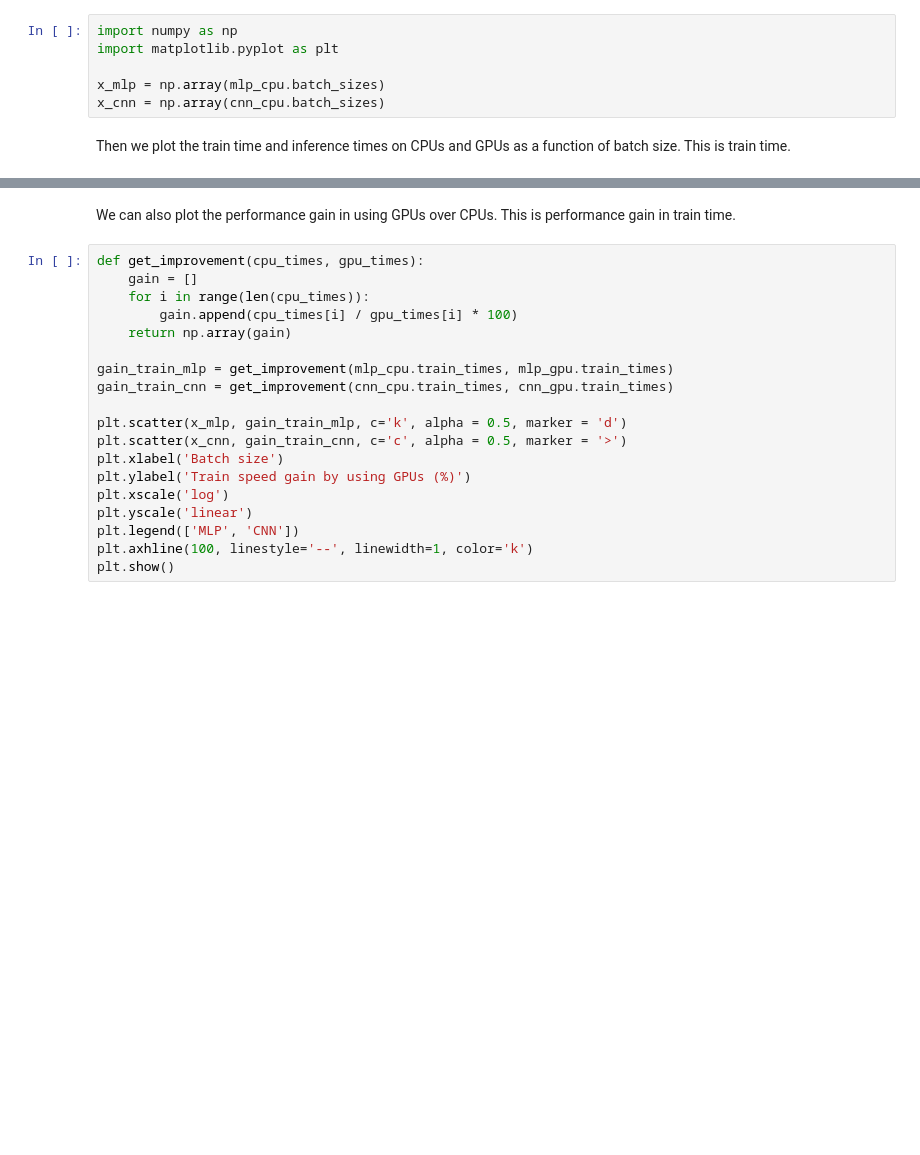
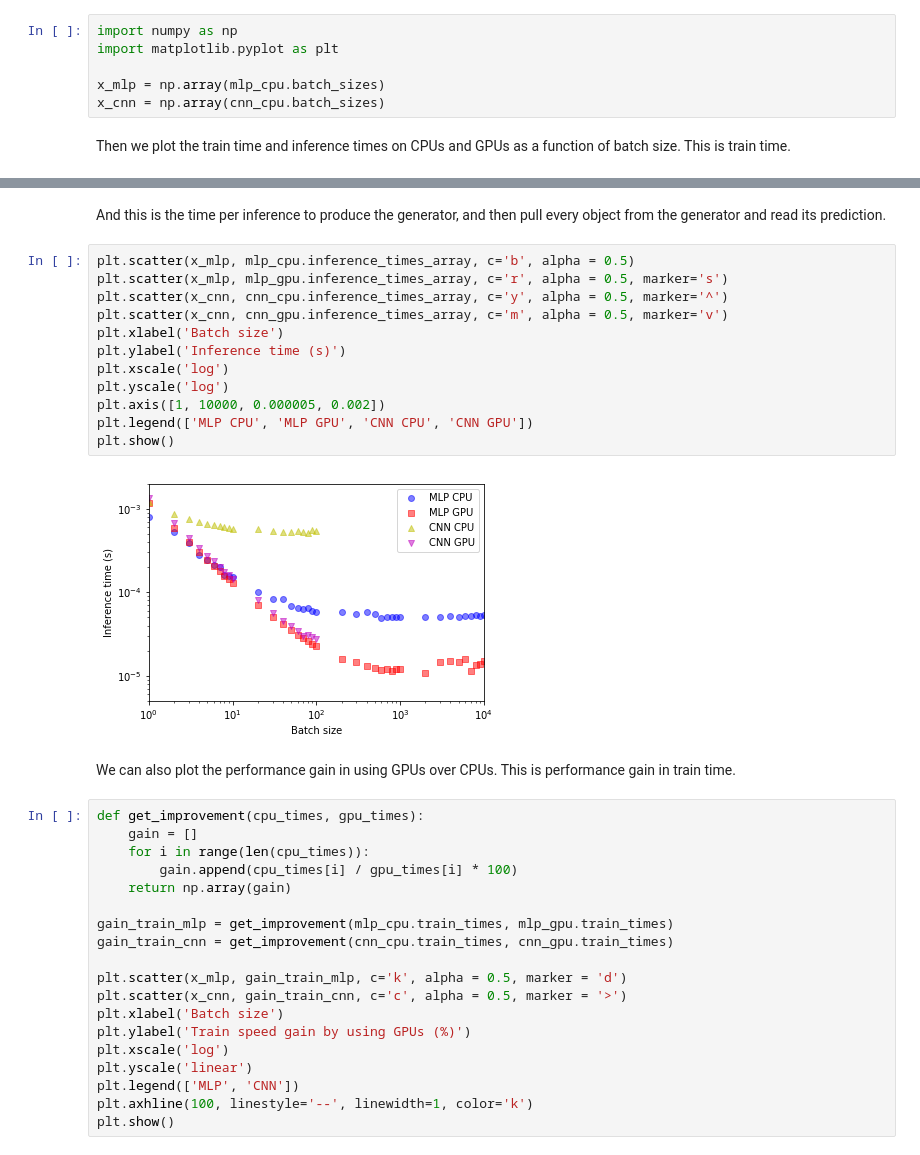
Before and after one commit to JackDinsmore/tpu-jtdinsmo, a Jupyter notebook: mnist-estimator.ipynb, the cells around one changed output, grey strips where cells are left out. Saved outputs shown, nothing was run; the diff lists cells and outputs as text; blank space fills up the shorter version.

```diff
--- a/mnist-estimator.ipynb
+++ b/mnist-estimator.ipynb
@@ -389,3 +440,19 @@ plt.show()
+# %% [markdown]
+And this is the time per inference to produce the generator, and then pull every object from the generator and read its prediction.
+# %%
+plt.scatter(x_mlp, mlp_cpu.inference_times_array, c='b', alpha = 0.5)
+plt.scatter(x_mlp, mlp_gpu.inference_times_array, c='r', alpha = 0.5, marker='s')
+plt.scatter(x_cnn, cnn_cpu.inference_times_array, c='y', alpha = 0.5, marker='^')
+plt.scatter(x_cnn, cnn_gpu.inference_times_array, c='m', alpha = 0.5, marker='v')
+plt.xlabel('Batch size')
+plt.ylabel('Inference time (s)')
+plt.xscale('log')
+plt.yscale('log')
+plt.axis([1, 10000, 0.000005, 0.002])
+plt.legend(['MLP CPU', 'MLP GPU', 'CNN CPU', 'CNN GPU'])
+plt.show()
+# %% [output]
+[figure, added]
 # %% [markdown]
 We can also plot the performance gain in using GPUs over CPUs. This is performance gain in train time.
 # %%
```
Also changed, not shown: parts of 16 cells of this notebook, 4 other files.
